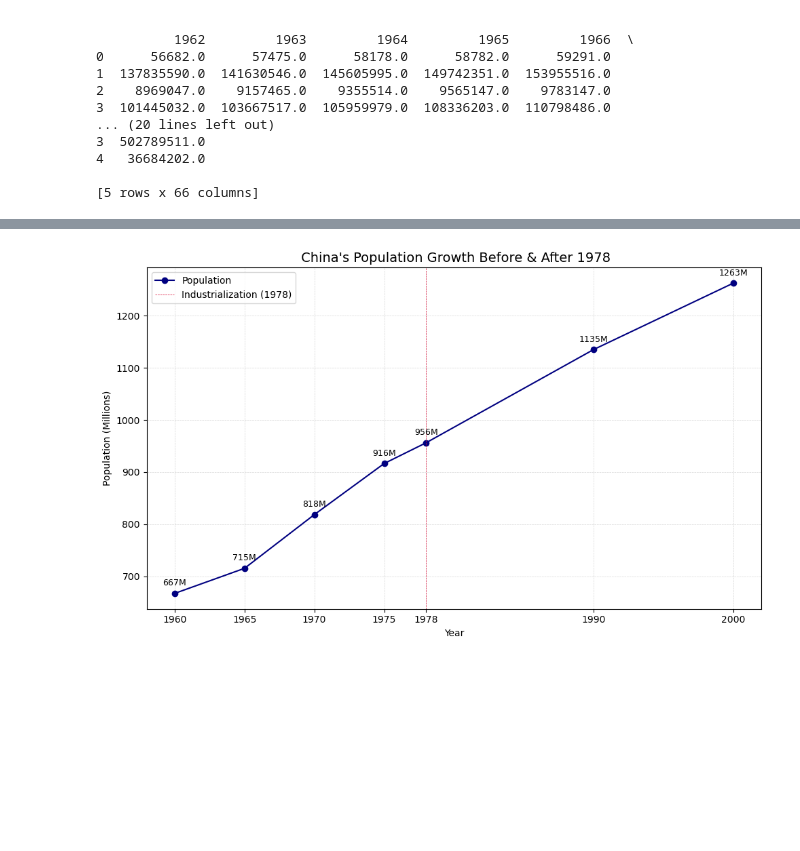
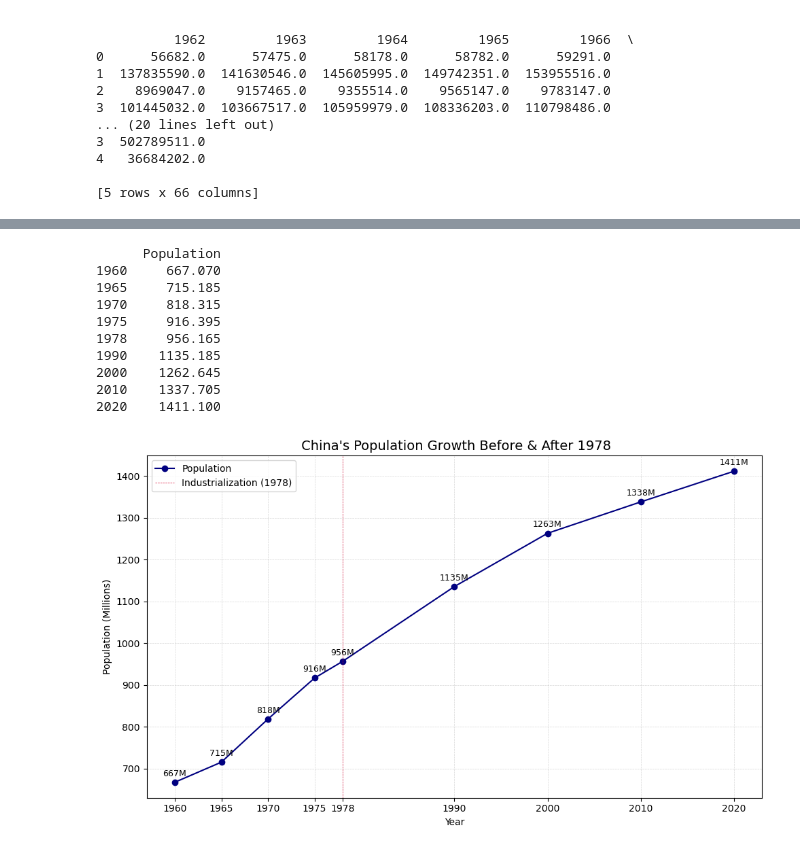
Before and after one commit to a-anuj/Data-Visualization, a Jupyter notebook: Case study/review1.ipynb, the cells around one changed output, grey strips where cells are left out. Drawn from its saved outputs; the diff is of its cells as text; code cells hidden in the pictures; blank space fills up the shorter version.

```diff
--- a/Case study/review1.ipynb
+++ b/Case study/review1.ipynb
@@ -121,33 +31,44 @@ import matplotlib.pyplot as plt
 china_df = df[df['Country Name'] == 'China']
 
 # Include more years for better trend visibility
-years = ['1960','1965', '1970', '1975','1978', '1990', '2000']
+years = ['1960','1965', '1970', '1975','1978', '1990', '2000','2010','2020']
 china_selected = china_df[years].T
 china_selected.columns = ['Population']
 
 # Convert index to int and scale to millions
 china_selected.index = china_selected.index.astype(int)
-china_selected['Population'] = china_selected['Population'] / 1_000_000
+china_selected['Population'] = china_selected['Population'] / 1000000
+print(china_selected)
 
 # Plotting
 plt.figure(figsize=(10, 6))
 plt.plot(china_selected.index, china_selected['Population'], marker='o', linestyle='-', color='navy', label='Population')
 
 # Annotate each point
 for year, pop in zip(china_selected.index, china_selected['Population']):
     plt.text(year, pop + 15, f"{pop:.0f}M", ha='center', fontsize=9)
 
 # Add vertical line for 1978
 plt.axvline(x=1978, color='crimson', linestyle='--', linewidth=0.5, label='Industrialization (1978)')
 
 # Labels & styling
 plt.title(" China's Population Growth Before & After 1978", fontsize=14)
 plt.xlabel("Year")
 plt.ylabel("Population (Millions)")
 plt.legend()
 plt.grid(True, alpha=0.5, linestyle="--",linewidth=0.5)
 plt.xticks(china_selected.index)
 plt.tight_layout()
 plt.show()
 # %% [output]
+      Population
+1960     667.070
+1965     715.185
+1970     818.315
+1975     916.395
+1978     956.165
+1990    1135.185
+2000    1262.645
+2010    1337.705
+2020    1411.100
-[figure, old version]
+[figure, new version]
```
Also changed, not shown: parts of 4 cells of this notebook.
